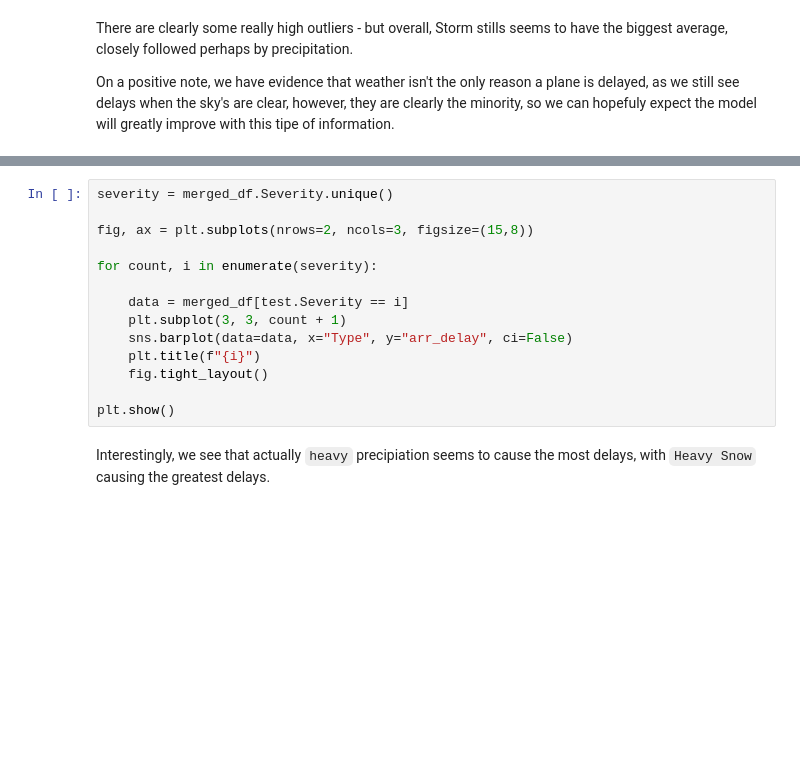
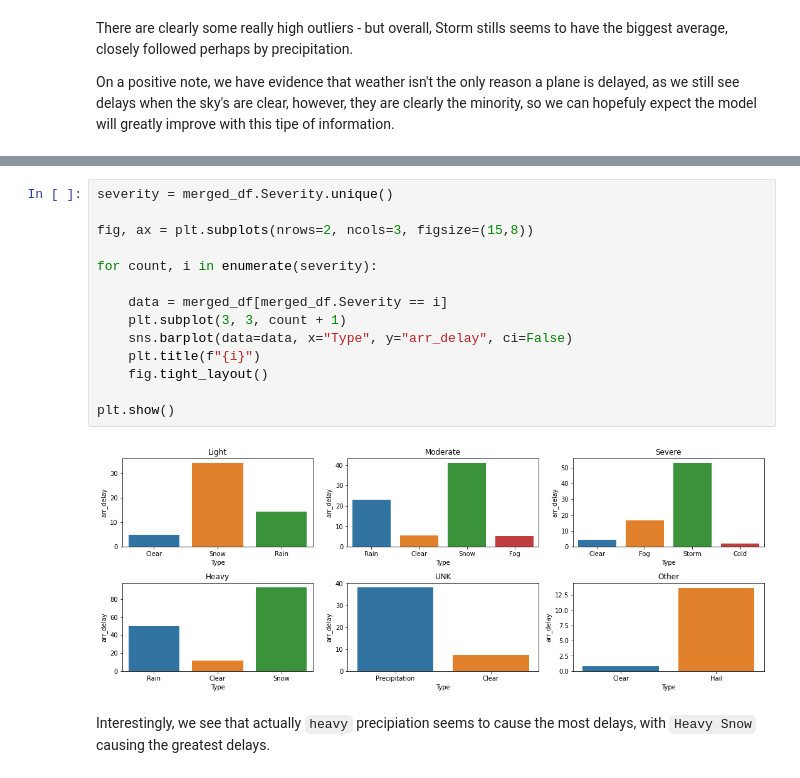
Before and after one commit to guedanie/flight_delay_predictor, a Jupyter notebook: final_notebook.ipynb, the cells around one changed output, grey strips where cells are left out. Drawn from its saved outputs; the diff is of its cells as text; blank space fills up the shorter version.

```diff
--- a/final_notebook.ipynb
+++ b/final_notebook.ipynb
@@ -694,17 +762,19 @@ plt.title("Does weather severity play a role in delays?")
 # %%
 severity = merged_df.Severity.unique()
 
 fig, ax = plt.subplots(nrows=2, ncols=3, figsize=(15,8))
 
 for count, i in enumerate(severity):
 
-    data = merged_df[test.Severity == i]
+    data = merged_df[merged_df.Severity == i]
     plt.subplot(3, 3, count + 1)
     sns.barplot(data=data, x="Type", y="arr_delay", ci=False)
     plt.title(f"{i}")
     fig.tight_layout()
 
 plt.show()
+# %% [output]
+[figure, added]
 # %% [markdown]
 Interestingly, we see that actually `heavy` precipiation seems to cause the most delays, with `Heavy Snow` causing the greatest delays.
 # %% [markdown]
```
Also changed, not shown: parts of 16 cells of this notebook.
